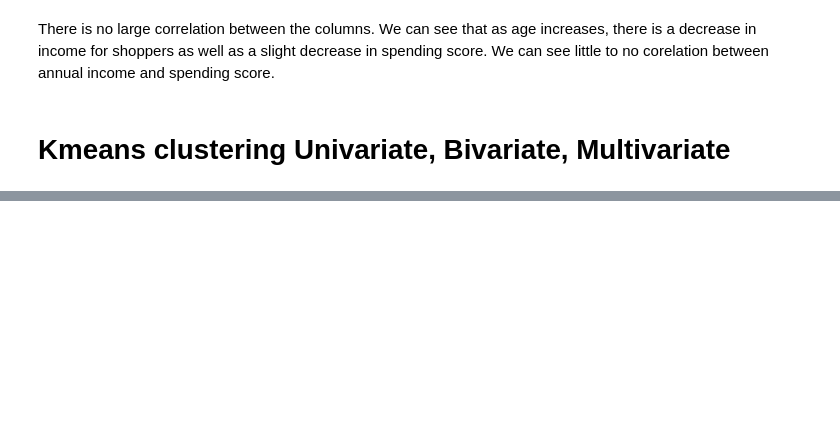
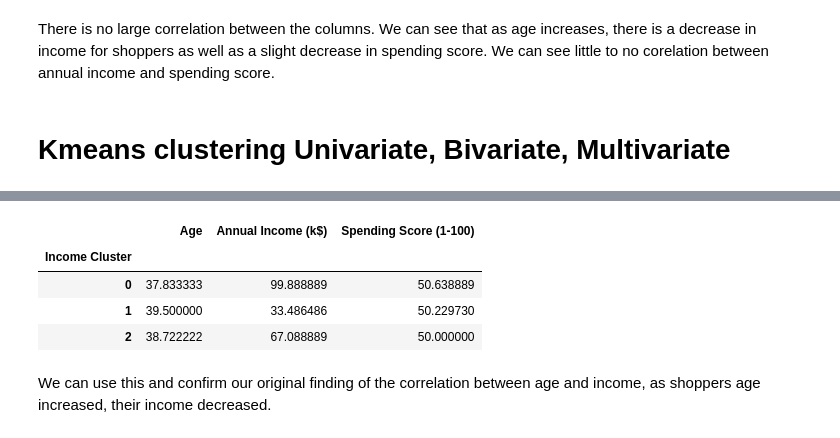
Before and after one commit to averyali95/Python---Portfolio-Project-2, a Jupyter notebook: shopping project 2.ipynb, the cells around one changed output, grey strips where cells are left out. Cells and saved outputs as stored; diff of their text form; code cells hidden in the pictures; blank space fills up the shorter version.

```diff
--- a/shopping project 2.ipynb
+++ b/shopping project 2.ipynb
@@ -202,0 +239,11 @@ Name: Income Cluster, dtype: int64
+# %%
+df.groupby('Income Cluster')['Age', 'Annual Income (k$)',
+       'Spending Score (1-100)'].mean()
+# %% [output]
+|  | Age | Annual Income (k$) | Spending Score (1-100) |
+| Income Cluster |  |  |  |
+| 0 | 37.833333 | 99.888889 | 50.638889 |
+| 1 | 39.500000 | 33.486486 | 50.229730 |
+| 2 | 38.722222 | 67.088889 | 50.000000 |
+# %% [markdown]
+We can use this and confirm our original finding of the correlation between age and income, as shoppers age increased, their income decreased.
```
Also changed, not shown: parts of 22 cells of this notebook.
